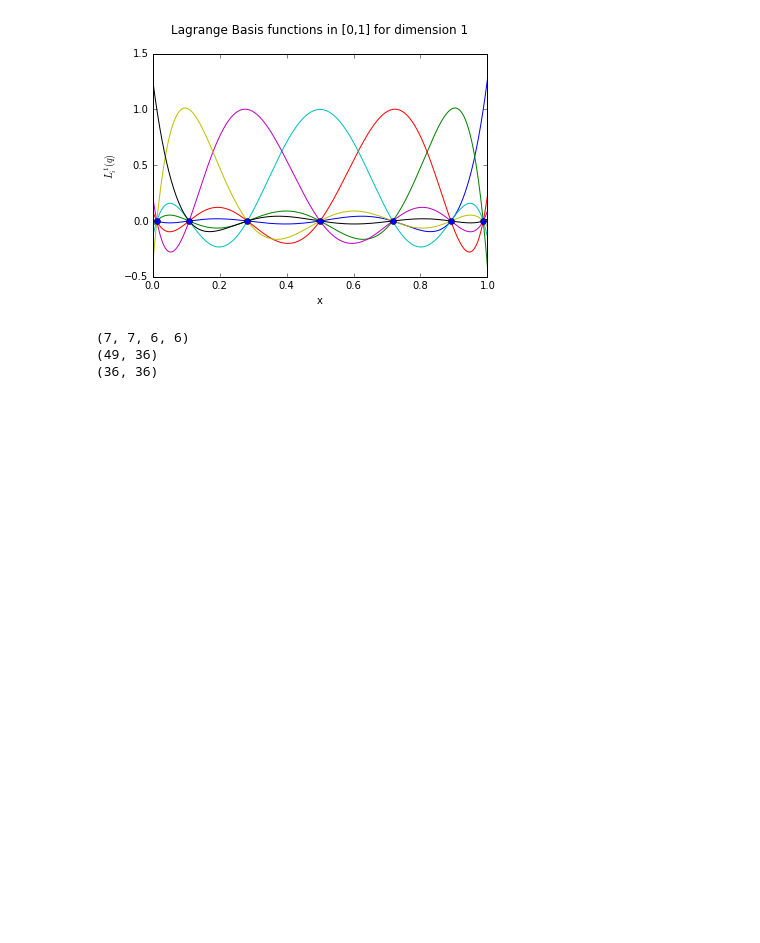
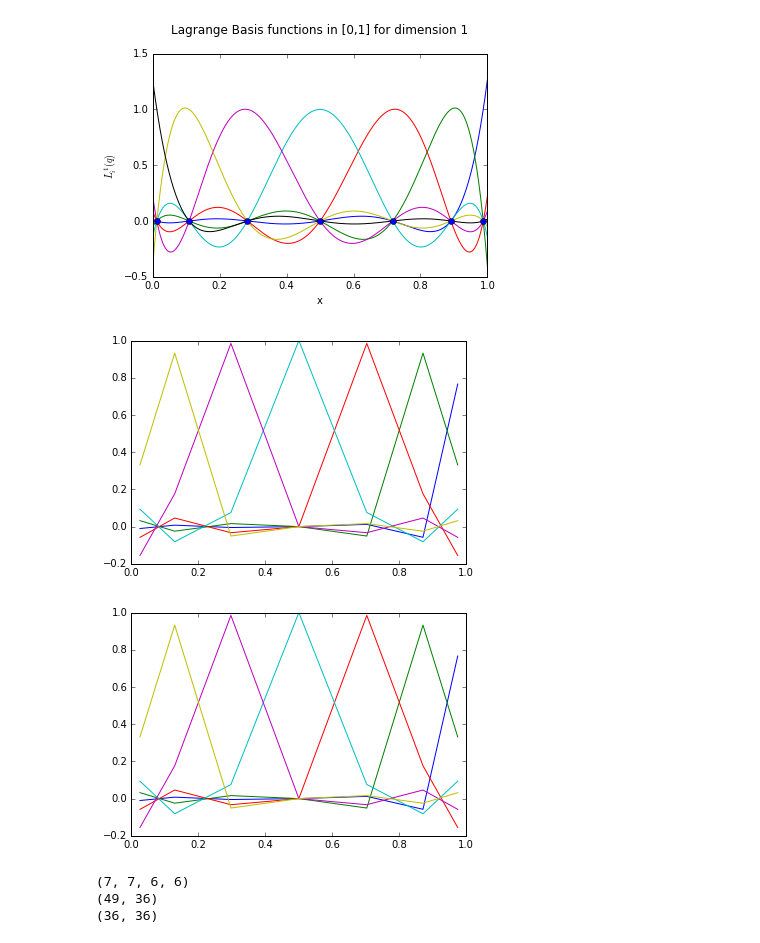
Before and after one commit to pdicerbo/P1.4, a Jupyter notebook: Basics/FinalProject.ipynb, the cells around one changed output. Cells and saved outputs as stored; diff of their text form; code cells hidden in the pictures; blank space fills up the shorter version.

```diff
--- a/Basics/FinalProject.ipynb
+++ b/Basics/FinalProject.ipynb
@@ -188,37 +188,40 @@ for i in range(dim):
 # %%
 quadrature = []
 weights = []
 n_quad = N[0] + 1
 Nq = [n_quad, n_quad]
 
 assert_equal(len(Nq), len(N))
 
 for np in Nq:
     p, w = leggauss(np)
     p = .5 * (p + 1.)
     w = .5 * w
     quadrature += [p]
     weights += [w]
 
 Q  = []
 DQ = []
 for i in range(dim):
     n = N[i]
     nq = Nq[i]
     Q_part  = zeros((nq, n))
     DQ_part = zeros((nq, n))
     L  = LL[i]
     DL = LL_Prime[i]
     for j in range(n):
         Q_part[:, j]  = L[j](quadrature[i])
         DQ_part[:, j] = DL[j](quadrature[i])
     Q  += [Q_part]
     DQ += [DQ_part]
 
-#plot of the matrix v_i(x_q)
-# for i in range(dim):
-  #  plot(quadrature[i], Q[i])
-  #  show()
+# plot of the matrix v_i(x_q)
+for i in range(dim):
+    plot(quadrature[i], Q[i])
+    show()
+# %% [output]
+[figure, added]
+[figure, added]
 # %%
 Wx, Wy = meshgrid(weights[0],weights[1])
 W = Wx*Wy
```
Also changed, not shown: parts of 5 cells of this notebook.
